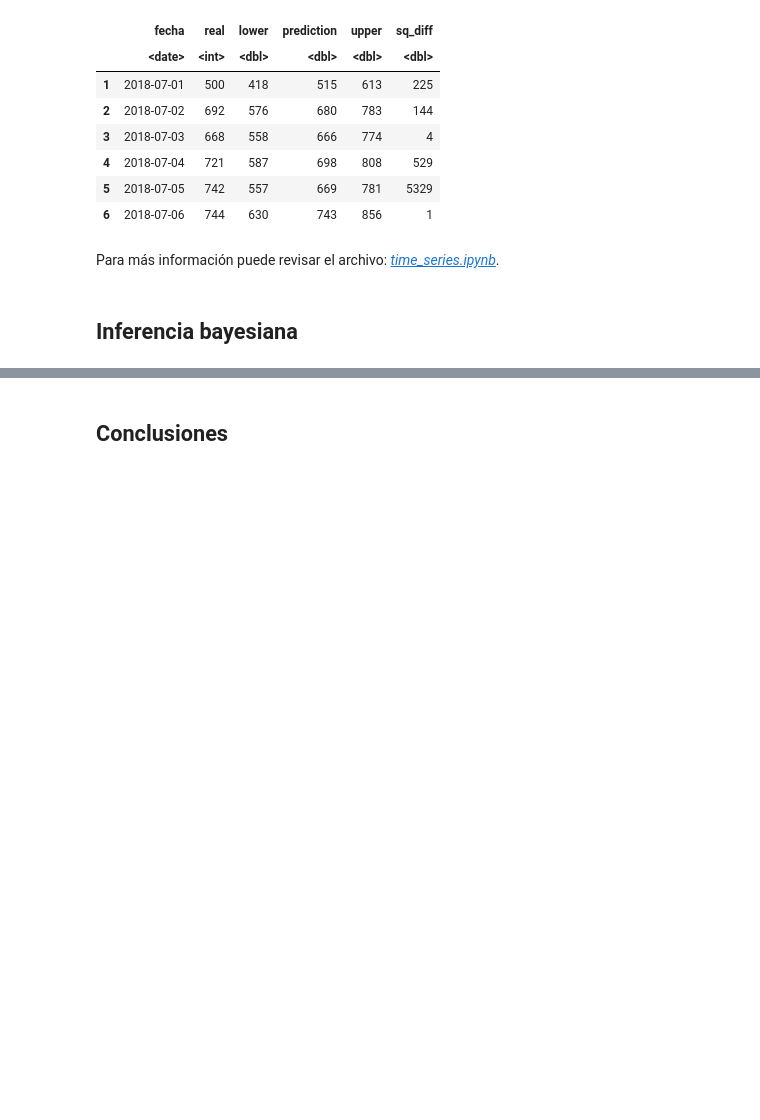
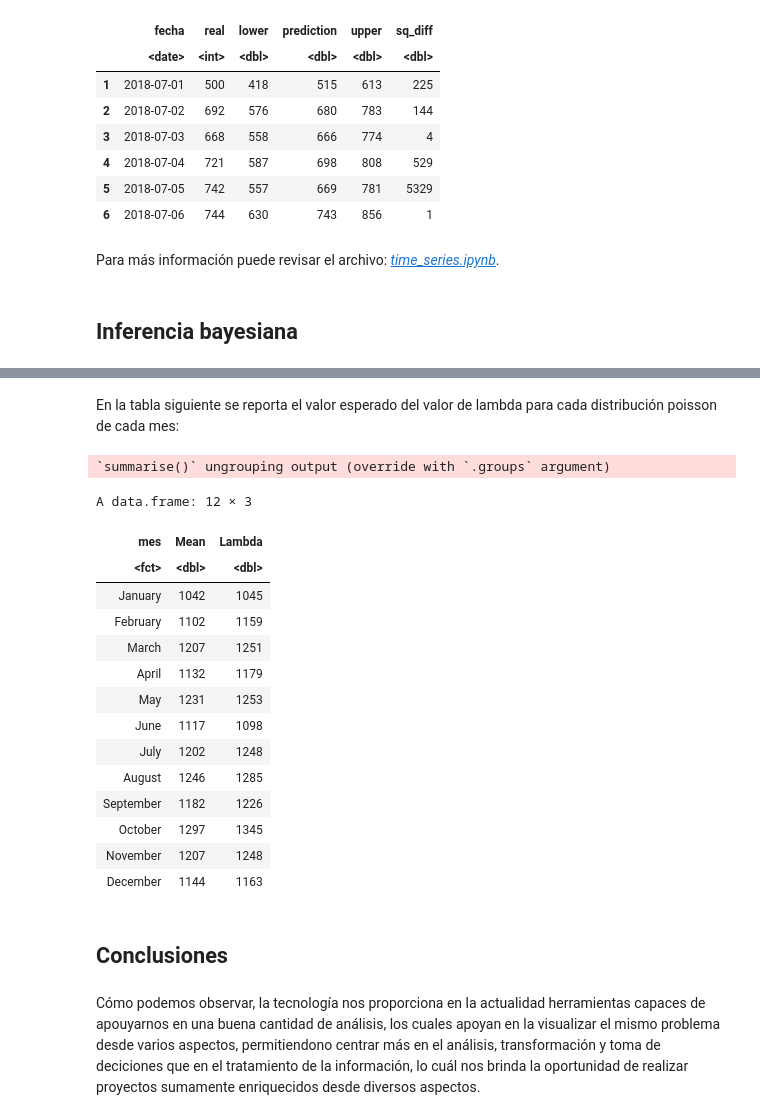
Before and after one commit to prope-2020-gh-classroom/practica-final-por-equipos-verano-2020-itam-atos-wk, a Jupyter notebook: practica_final_equipo_10.ipynb, the cells around one changed output, grey strips where cells are left out. Drawn from its saved outputs; the diff is of its cells as text; code cells hidden in the pictures; blank space fills up the shorter version.

```diff
--- a/practica_final_equipo_10.ipynb
+++ b/practica_final_equipo_10.ipynb
@@ -487,0 +490,6 @@ Para más información puede revisar el archivo: _[time_series.ipynb](time_serie
+# %%
+denuncias <- delitos %>%
+    group_by(año, mes, alcaldia_hechos) %>%
+    tally(sort = TRUE) %>%
+    rename(`Alcaldía` = alcaldia_hechos, `Delitos` = n)
+head(denuncias)
@@ -488,2 +652,29 @@ Para más información puede revisar el archivo: _[time_series.ipynb](time_serie
+# %% [markdown]
+En la tabla siguiente se reporta el valor esperado del valor de lambda para cada distribución poisson de cada mes:
+# %%
+res.m <- denuncias %>%
+    group_by(mes) %>%
+    summarise(Mean = mean(Delitos))
+res.m <- cbind(res.m, Lambda = lambda.e.m)
+res.m
+# %% [output]
+`summarise()` ungrouping output (override with `.groups` argument)
+A data.frame: 12 × 3
+| mes | Mean | Lambda |
+| <fct> | <dbl> | <dbl> |
+| January | 1042 | 1045 |
+| February | 1102 | 1159 |
+| March | 1207 | 1251 |
+| April | 1132 | 1179 |
+| May | 1231 | 1253 |
+| June | 1117 | 1098 |
+| July | 1202 | 1248 |
+| August | 1246 | 1285 |
+| September | 1182 | 1226 |
+| October | 1297 | 1345 |
+| November | 1207 | 1248 |
+| December | 1144 | 1163 |
 # %% [markdown]
 ## Conclusiones
+# %% [markdown]
+Cómo podemos observar, la tecnología nos proporciona en la actualidad herramientas capaces de apouyarnos en una buena cantidad de análisis, los cuales apoyan en la visualizar el mismo problema desde varios aspectos, permitiendono centrar más en el análisis, transformación y toma de deciciones que en el tratamiento de la información, lo cuál nos brinda la oportunidad de realizar proyectos sumamente enriquecidos desde diversos aspectos.
```
Also changed, not shown: parts of 24 cells of this notebook.
